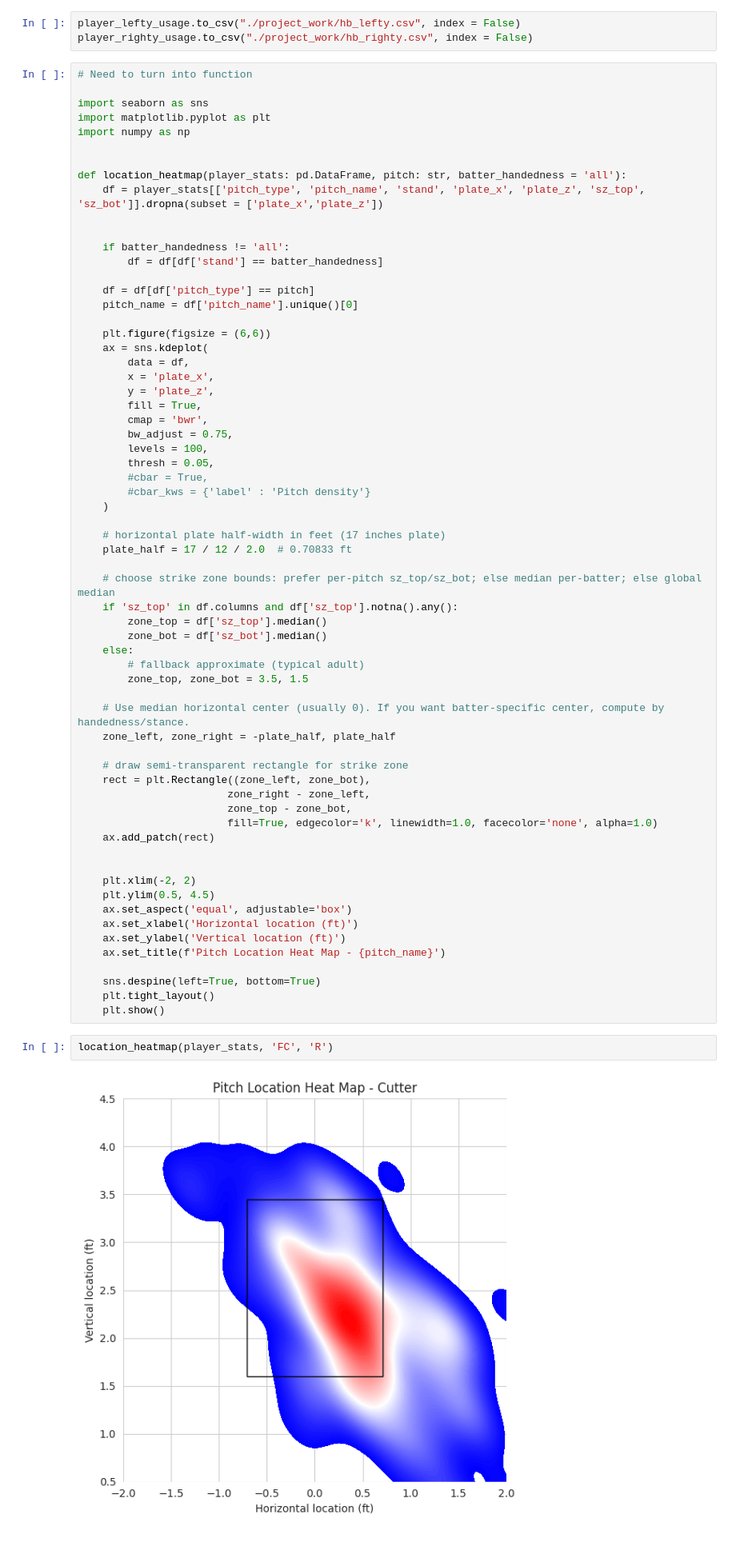
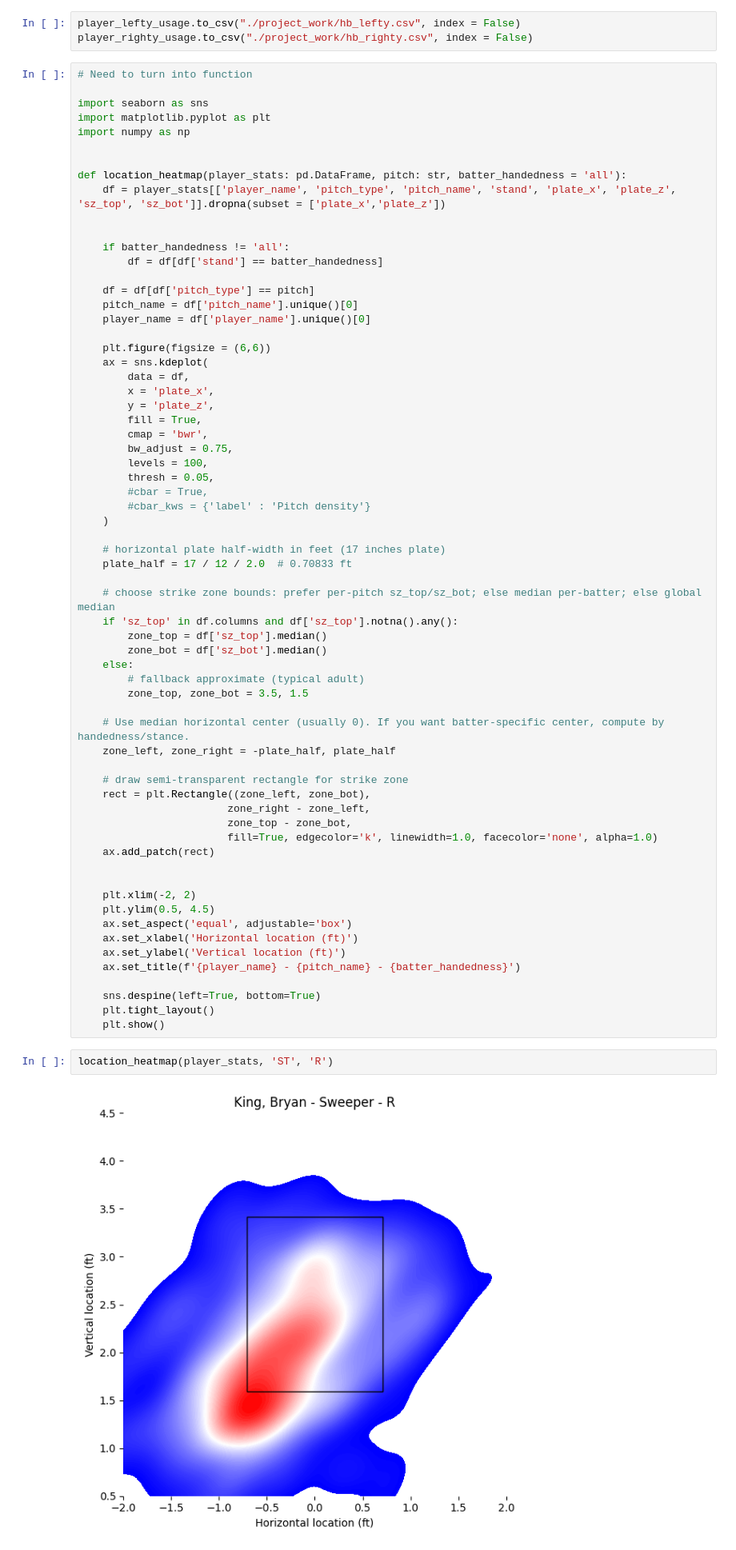
Before and after one commit to brianhockett/mlb-scouting-report, a Jupyter notebook: testing-notebook.ipynb, the cells around one changed output. Shown at 80% size. Drawn from its saved outputs; the diff is of its cells as text.

```diff
--- a/testing-notebook.ipynb
+++ b/testing-notebook.ipynb
@@ -324,7 +383,7 @@ import numpy as np
 
 
 def location_heatmap(player_stats: pd.DataFrame, pitch: str, batter_handedness = 'all'):
-    df = player_stats[['pitch_type', 'pitch_name', 'stand', 'plate_x', 'plate_z', 'sz_top', 'sz_bot']].dropna(subset = ['plate_x','plate_z'])
+    df = player_stats[['player_name', 'pitch_type', 'pitch_name', 'stand', 'plate_x', 'plate_z', 'sz_top', 'sz_bot']].dropna(subset = ['plate_x','plate_z'])
 
 
     if batter_handedness != 'all':
@@ -332,6 +391,7 @@ def location_heatmap(player_stats: pd.DataFrame, pitch: str, batter_handedness =
 
     df = df[df['pitch_type'] == pitch]
     pitch_name = df['pitch_name'].unique()[0]
+    player_name = df['player_name'].unique()[0]
 
     plt.figure(figsize = (6,6))
     ax = sns.kdeplot(
@@ -374,15 +434,15 @@ def location_heatmap(player_stats: pd.DataFrame, pitch: str, batter_handedness =
     ax.set_aspect('equal', adjustable='box')
     ax.set_xlabel('Horizontal location (ft)')
     ax.set_ylabel('Vertical location (ft)')
-    ax.set_title(f'Pitch Location Heat Map - {pitch_name}')
+    ax.set_title(f'{player_name} - {pitch_name} - {batter_handedness}')
 
     sns.despine(left=True, bottom=True)
     plt.tight_layout()
     plt.show()
 # %%
-location_heatmap(player_stats, 'FC', 'R')
+location_heatmap(player_stats, 'ST', 'R')
 # %% [output]
-[figure, old version]
+[figure, new version]
 # %%
 # Needs work
 
```
Also changed, not shown: parts of 10 cells of this notebook, 2 other files.
